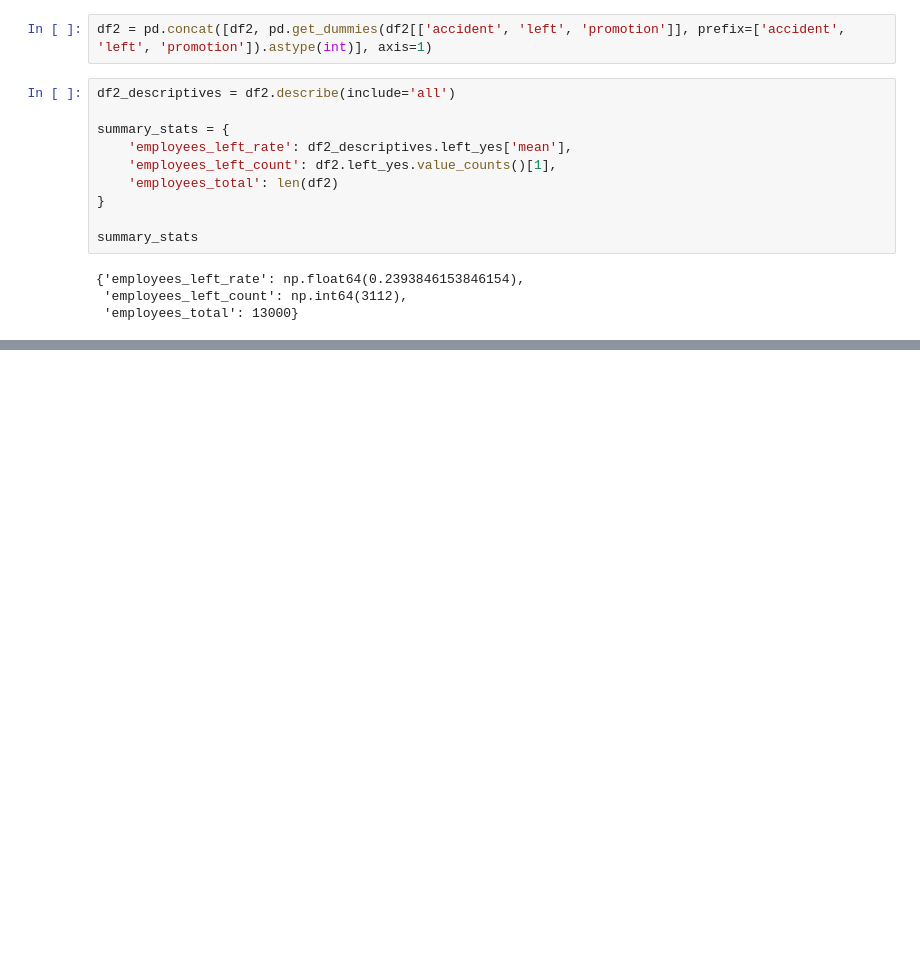
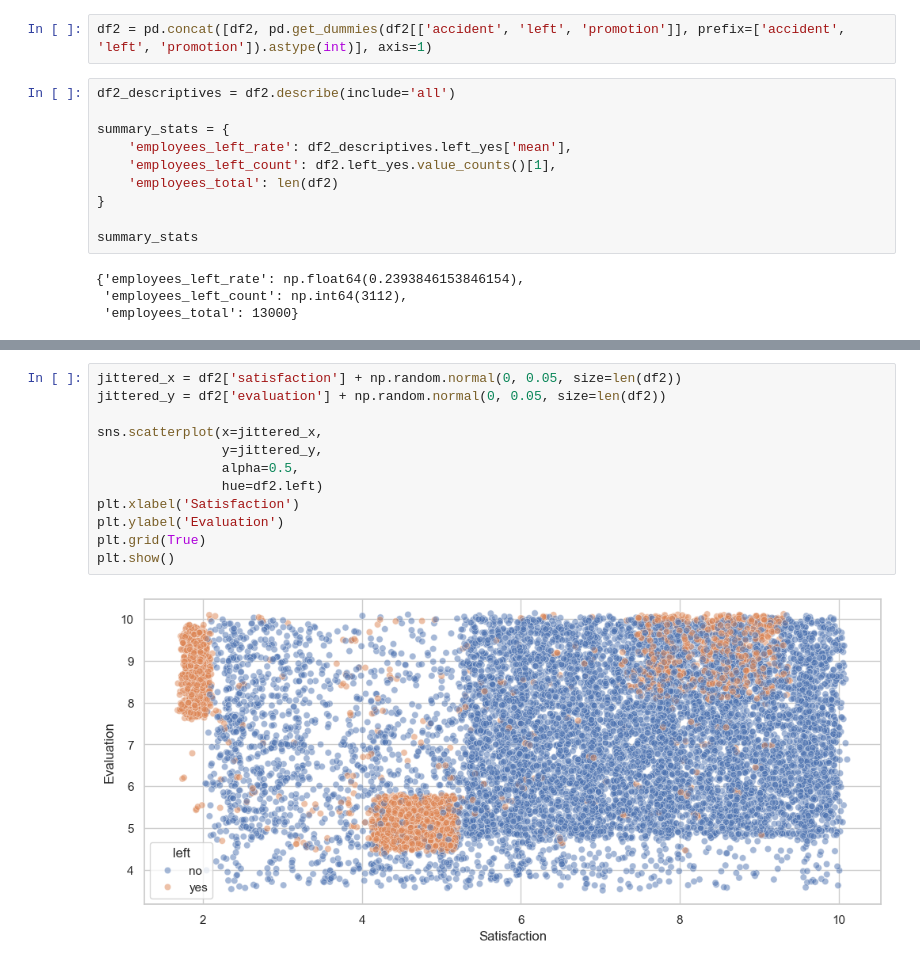
Before and after one commit to bang-a-coder/strategy_analytics, a Jupyter notebook: week2_infogain.ipynb, the cells around one changed output, grey strips where cells are left out. Saved outputs shown, nothing was run; the diff lists cells and outputs as text; blank space fills up the shorter version.

Commit message:
Enhance employee turnover analysis with advanced preprocessing and model evaluation

```diff
--- a/week2_infogain.ipynb
+++ b/week2_infogain.ipynb
@@ -514,0 +521,14 @@ plt.show()
+# %%
+jittered_x = df2['satisfaction'] + np.random.normal(0, 0.05, size=len(df2))
+jittered_y = df2['evaluation'] + np.random.normal(0, 0.05, size=len(df2))
+
+sns.scatterplot(x=jittered_x,
+                y=jittered_y,
+                alpha=0.5,
+                hue=df2.left)
+plt.xlabel('Satisfaction')
+plt.ylabel('Evaluation')
+plt.grid(True)
+plt.show()
+# %% [output]
+[figure, added]
```
Also changed, not shown: parts of 3 cells of this notebook.
